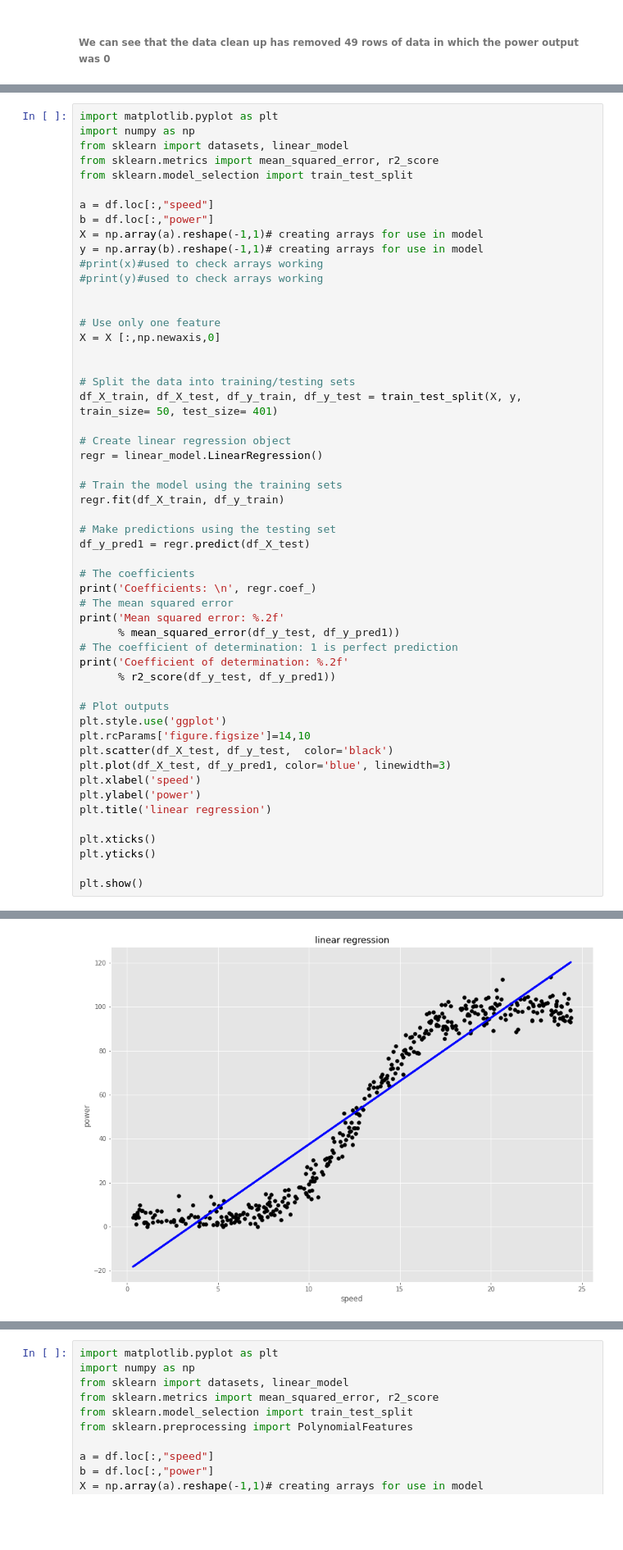
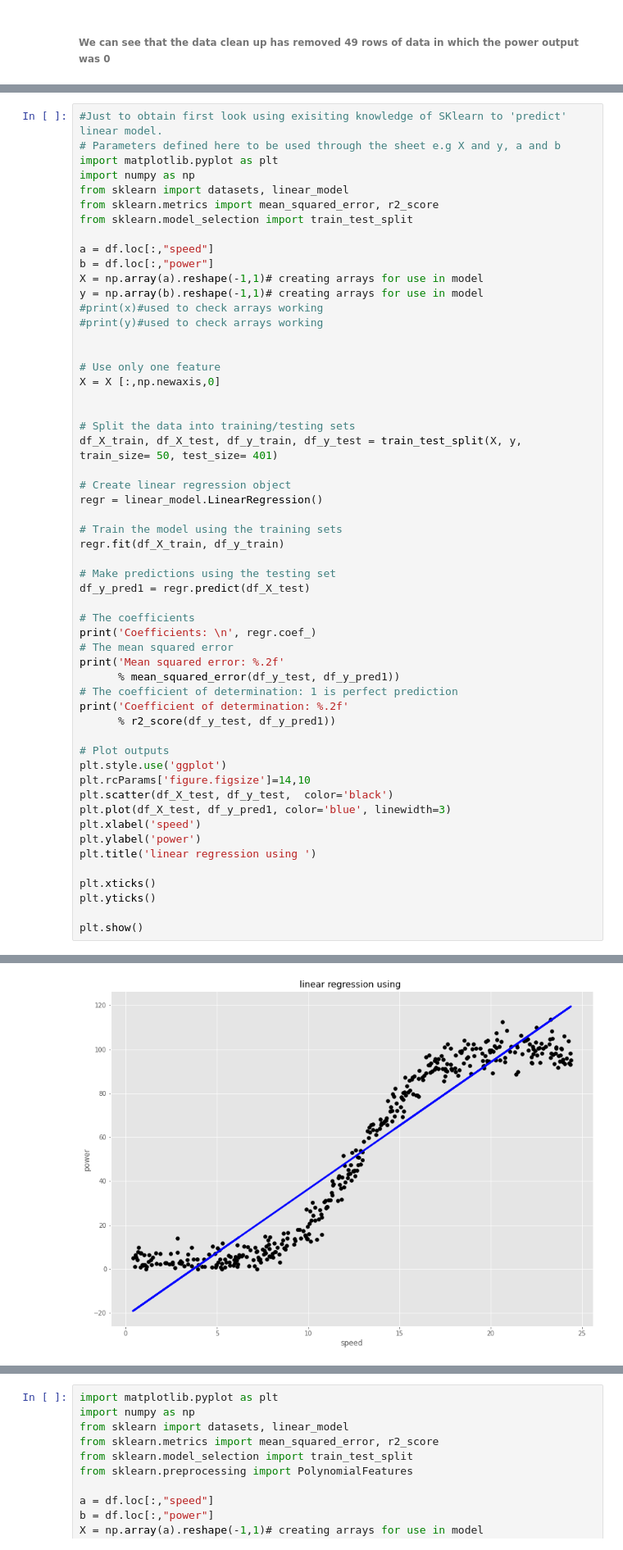
Before and after one commit to Jonathangmit/powerproduction, a Jupyter notebook: power production project.ipynb, the cells around one changed output, grey strips where cells are left out. Shown at 82% size. Drawn from its saved outputs; the diff is of its cells as text; blank space fills up the shorter version.

```diff
--- a/power production project.ipynb
+++ b/power production project.ipynb
@@ -136,4 +136,6 @@ Name: power, Length: 451, dtype: float64
 # %%
+#Just to obtain first look using exisiting knowledge of SKlearn to 'predict' linear model.
+# Parameters defined here to be used through the sheet e.g X and y, a and b
 import matplotlib.pyplot as plt
 import numpy as np
 from sklearn import datasets, linear_model
@@ -180,7 +182,7 @@ plt.scatter(df_X_test, df_y_test,  color='black')
 plt.plot(df_X_test, df_y_pred1, color='blue', linewidth=3)
 plt.xlabel('speed')
 plt.ylabel('power')
-plt.title('linear regression')
+plt.title('linear regression using ')
 
 plt.xticks()
 plt.yticks()
@@ -194,2 +196,2 @@ Coefficient of determination: 0.89
-[figure, old version]
+[figure, new version]
 # %% [markdown]
```
Also changed, not shown: parts of 16 cells of this notebook, 1 other file.
